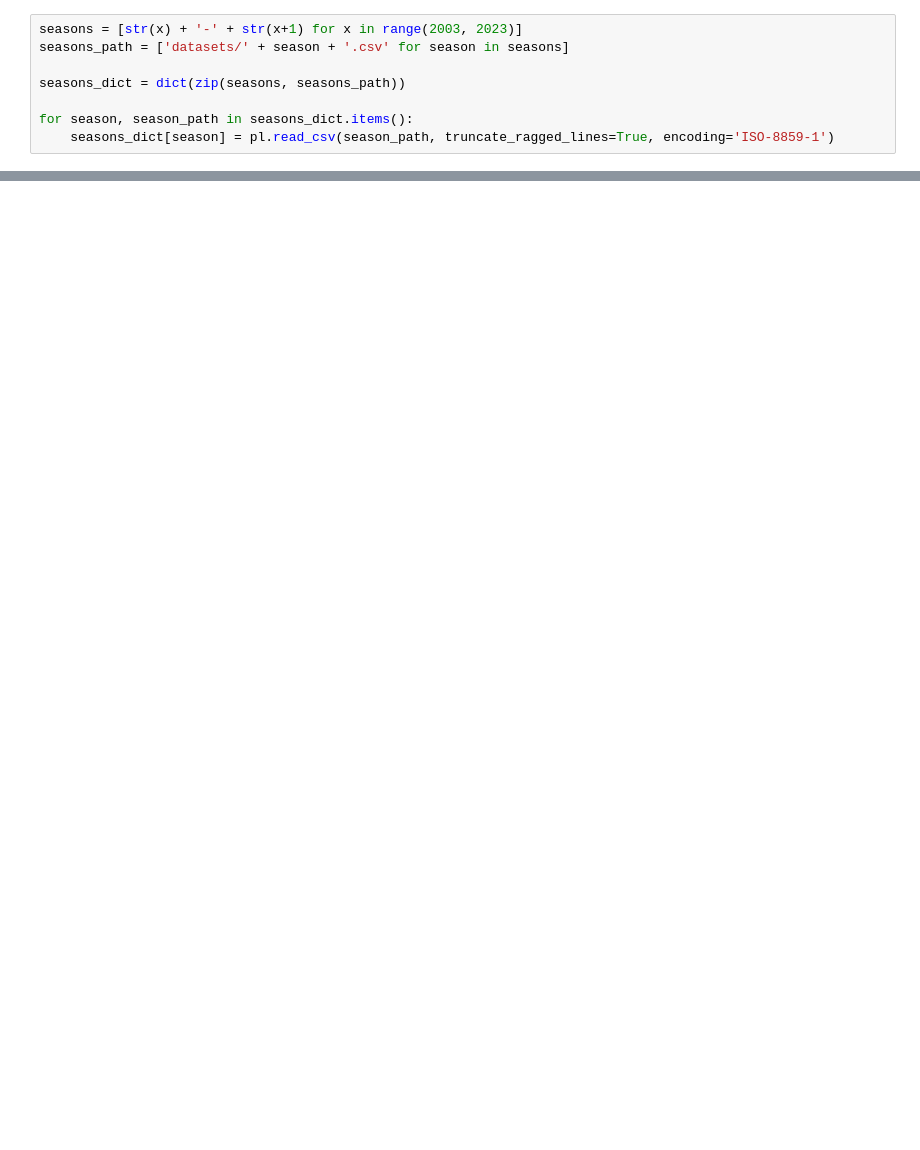
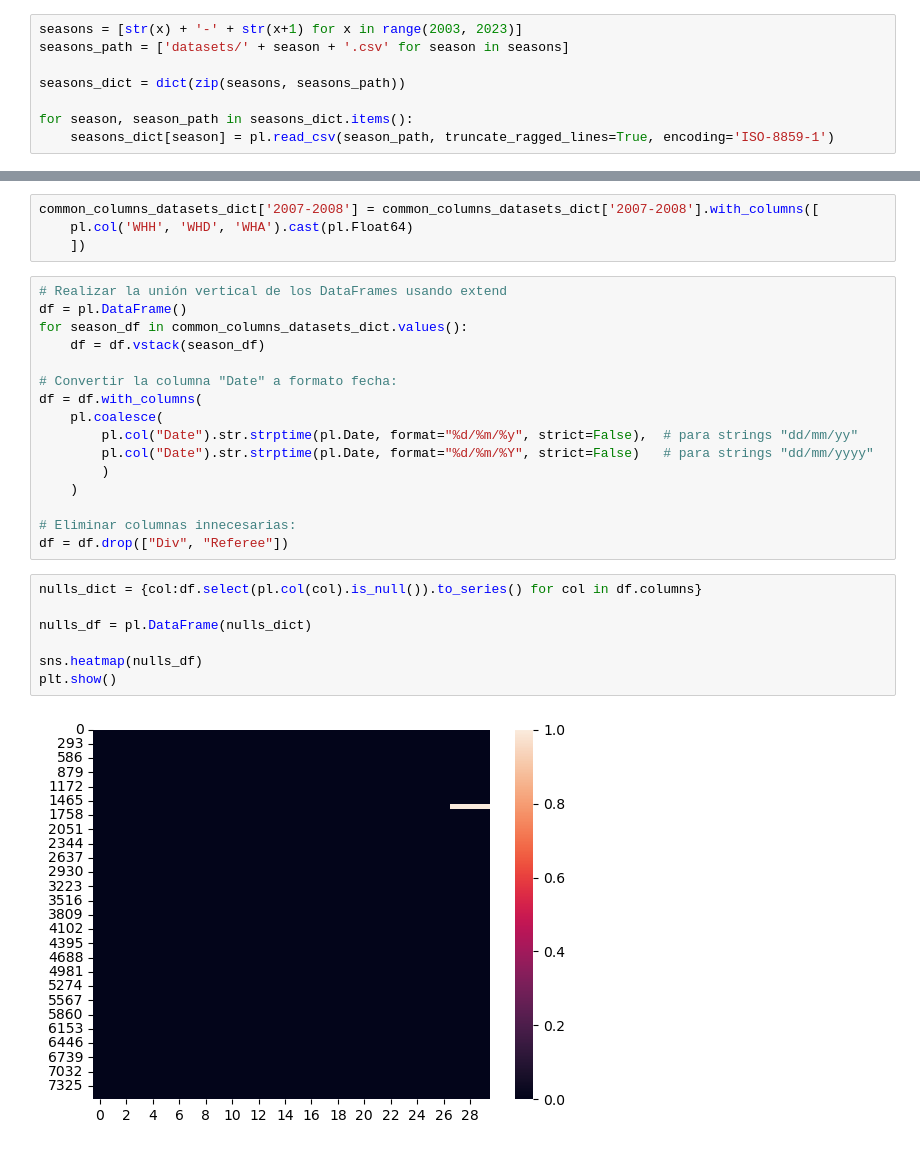
Before and after one commit to IFTrejoM/Premier-League-data-analysis, a Jupyter notebook: premier_league.ipynb, the cells around one changed output, grey strips where cells are left out. Drawn from its saved outputs; the diff is of its cells as text; blank space fills up the shorter version.

```diff
--- a/premier_league.ipynb
+++ b/premier_league.ipynb
@@ -140,0 +64,29 @@ for file_path in seasons_data:
+# %%
+common_columns_datasets_dict['2007-2008'] = common_columns_datasets_dict['2007-2008'].with_columns([
+    pl.col('WHH', 'WHD', 'WHA').cast(pl.Float64)
+    ])
+# %%
+# Realizar la unión vertical de los DataFrames usando extend
+df = pl.DataFrame()
+for season_df in common_columns_datasets_dict.values():
+    df = df.vstack(season_df)
+
+# Convertir la columna "Date" a formato fecha:
+df = df.with_columns(
+    pl.coalesce(
+        pl.col("Date").str.strptime(pl.Date, format="%d/%m/%y", strict=False),  # para strings "dd/mm/yy"
+        pl.col("Date").str.strptime(pl.Date, format="%d/%m/%Y", strict=False)   # para strings "dd/mm/yyyy"
+        )
+    )
+
+# Eliminar columnas innecesarias:
+df = df.drop(["Div", "Referee"])
+# %%
+nulls_dict = {col:df.select(pl.col(col).is_null()).to_series() for col in df.columns}
+
+nulls_df = pl.DataFrame(nulls_dict)
+
+sns.heatmap(nulls_df)
+plt.show()
+# %% [output]
+[figure, added]
```
Also changed, not shown: parts of 9 cells of this notebook.
